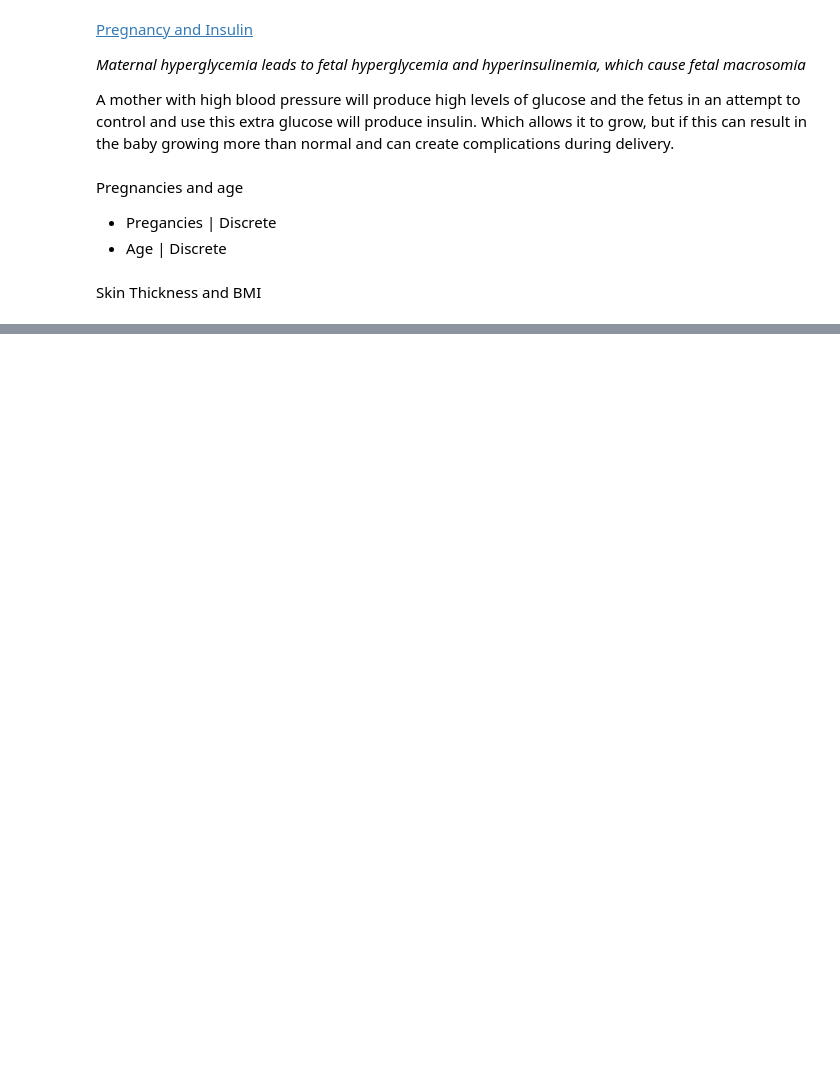
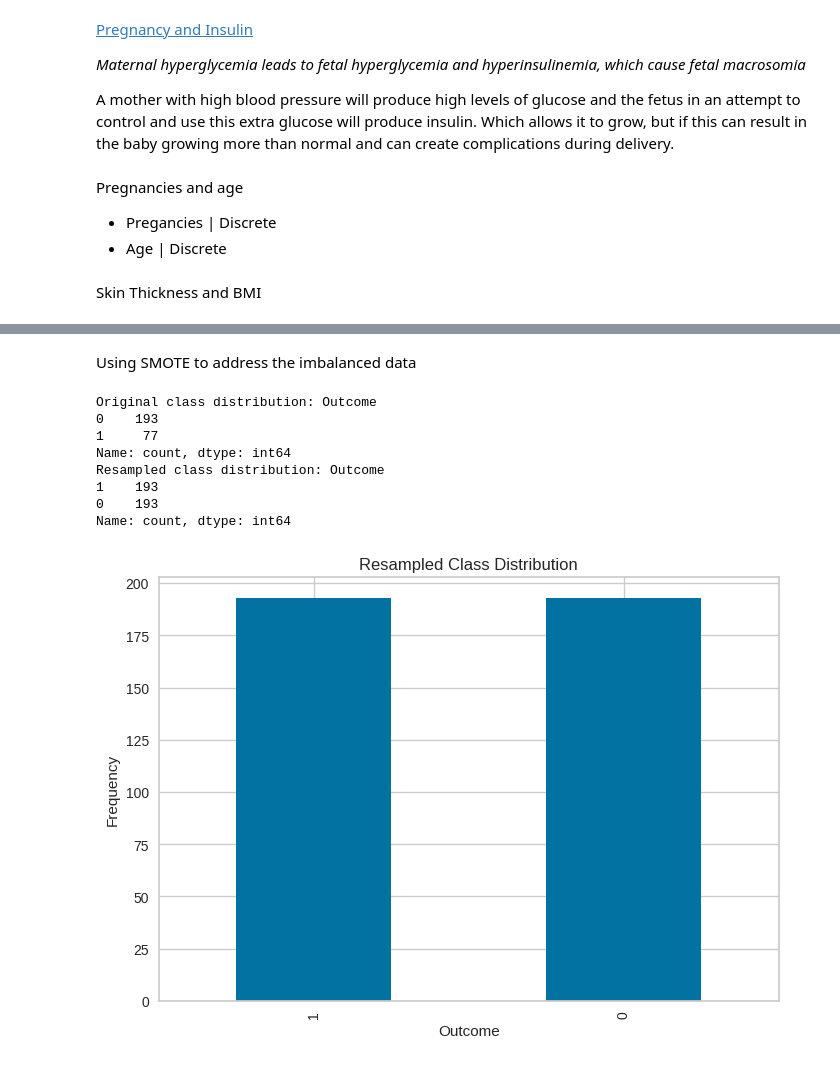
Before and after one commit to CheliMex/CS381_DataAnalytics, a Jupyter notebook: PJ1/Project1.ipynb, the cells around one changed output, grey strips where cells are left out. Saved outputs shown, nothing was run; the diff lists cells and outputs as text; code cells hidden in the pictures; blank space fills up the shorter version.

```diff
--- a/PJ1/Project1.ipynb
+++ b/PJ1/Project1.ipynb
@@ -625,0 +906,19 @@ Skin Thickness and BMI
+# %%
+# Define features and target
+X_cleaned = df_cleaned[['Pregnancies', 'Glucose', 'BloodPressure', 'SkinThickness', 'Insulin',
+       'BMI', 'DiabetesPedigreeFunction', 'Age']].copy()
+y_cleaned = df_cleaned['Outcome'].copy()
+# %%
+# Scale features (recommended for logistic regression)
+scaler = StandardScaler()
+X_cleaned_scaled = scaler.fit_transform(X_cleaned)
+
+# Train/test split
+X_cleaned_train, X_cleaned_test, y_cleaned_train, y_cleaned_test = train_test_split(X_cleaned_scaled, y_cleaned, test_size=0.2, random_state=42)
+
+# Train logistic regression model
+log_reg = LogisticRegression(penalty='elasticnet', solver='saga', C=0.1, l1_ratio=0.2)
+log_reg.fit(X_cleaned_train, y_cleaned_train)
+
+# Predict
+y_cleaned_pred = log_reg.predict(X_cleaned_test)
@@ -625,0 +1200,27 @@ Skin Thickness and BMI
+# %% [markdown]
+Using SMOTE to address the imbalanced data
+# %%
+from imblearn.over_sampling import SMOTE
+
+# Apply SMOTE to the training data
+smote = SMOTE(random_state=42)
+X_cleaned_resampled, y_cleaned_resampled = smote.fit_resample(X_cleaned_train, y_cleaned_train)
+
+# Check the class distribution after resampling
+print(f"Original class distribution: {y_cleaned_train.value_counts()}")
+print(f"Resampled class distribution: {pd.Series(y_cleaned_resampled).value_counts()}")
+
+# Plot the resampled class distribution
+pd.Series(y_cleaned_resampled).value_counts().plot(kind='bar', title='Resampled Class Distribution')
+plt.ylabel('Frequency')
+plt.show()
+# %% [output]
+Original class distribution: Outcome
+0    193
+1     77
+Name: count, dtype: int64
+Resampled class distribution: Outcome
+1    193
+0    193
+Name: count, dtype: int64
+[figure, added]
```
Also changed, not shown: parts of 74 cells of this notebook.
